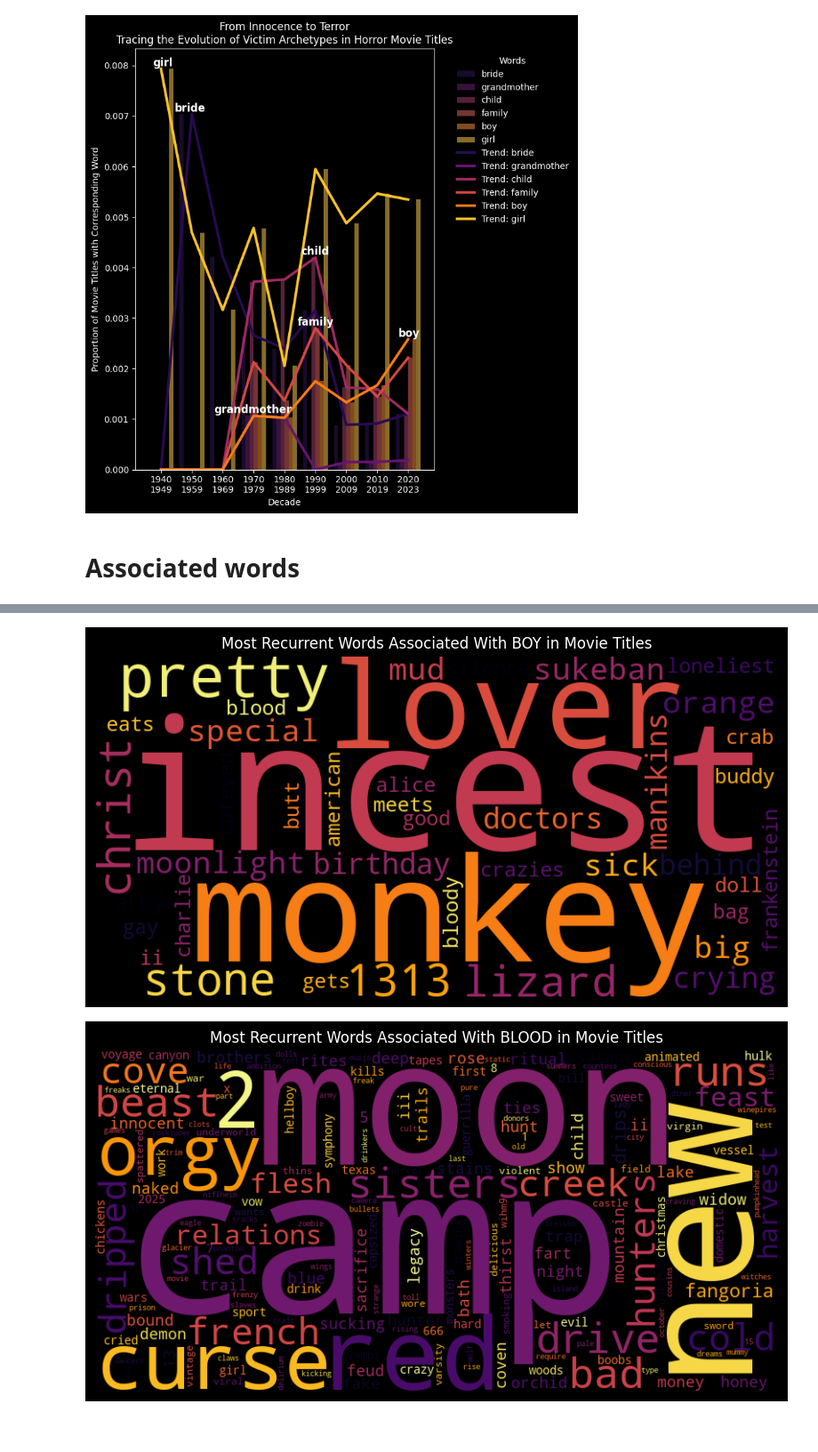
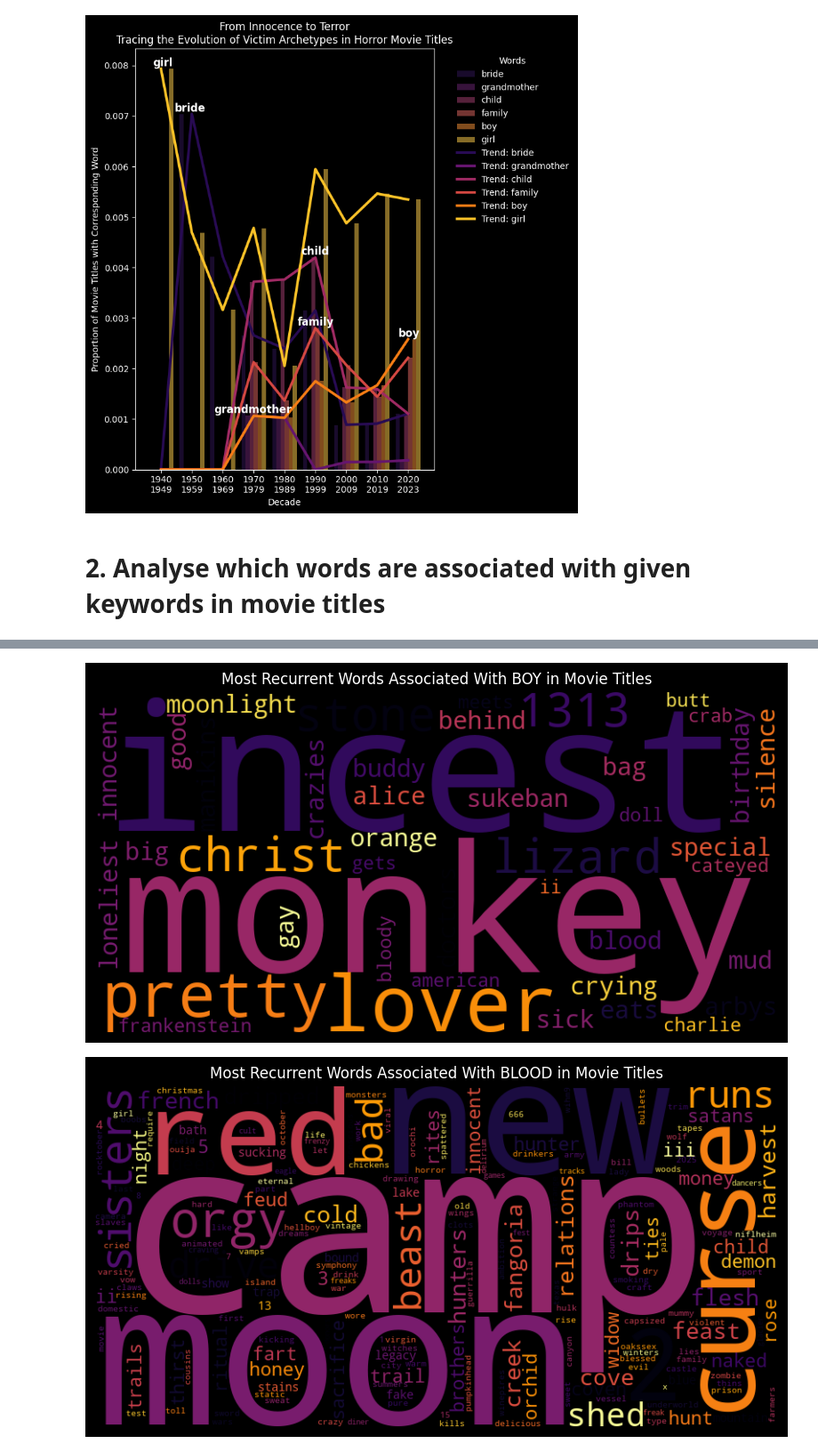
Before and after one commit to epfl-ada/ada-2024-project-abracad4bra, a Jupyter notebook: final_titles_analysis.ipynb, the cells around one changed output, grey strips where cells are left out. Shown at 89% size. Drawn from its saved outputs; the diff is of its cells as text; code cells hidden in the pictures; blank space fills up the shorter version.

Commit message:
cleaned and commented code for titles and actors analysis

```diff
--- a/final_titles_analysis.ipynb
+++ b/final_titles_analysis.ipynb
@@ -269,5 +281,3 @@ analyze_word_proportions_with_highlights(Horror_movies, ['bride', 'grandmother',
 [figure]
 [figure]
 [figure]
-# %% [markdown]
-# Associated words
@@ -376,0 +284,2 @@ def filtrer_films_par_mots(df, mot1, mot2):
+# %% [markdown]
+# 2. Analyse which words are associated with given keywords in movie titles
@@ -377,11 +346,9 @@ def filtrer_films_par_mots(df, mot1, mot2):
 # %%
-stopwords_en = stopwords.words('english')
-from wordcloud import WordCloud
-
-
-analyse_association_mots(Horror_movies, 'killer', distance=1, stopwords=None)
-analyse_association_mots(Horror_movies, 'girl', distance=1, stopwords=None)
-analyse_association_mots(Horror_movies, 'boy', distance=1, stopwords=None)
-analyse_association_mots(Horror_movies, 'blood', distance=1, stopwords=None)
-analyse_association_mots(Horror_movies, 'vampire', distance=1, stopwords=None)
+# look at the words associated with severaé keywords
+# we chose distance=1 to have only the words just before or just after the chose keyword
+analyse_association_mots(Horror_movies, 'killer', distance=1)
+analyse_association_mots(Horror_movies, 'girl', distance=1)
+analyse_association_mots(Horror_movies, 'boy', distance=1)
+analyse_association_mots(Horror_movies, 'blood', distance=1)
+analyse_association_mots(Horror_movies, 'vampire', distance=1)
 # %% [output]
@@ -390,2 +357,2 @@ analyse_association_mots(Horror_movies, 'vampire', distance=1, stopwords=None)
-[figure, old version]
+[figure, new version]
-[figure, old version]
+[figure, new version]
```
Also changed, not shown: parts of 19 cells of this notebook, 7 other files.
